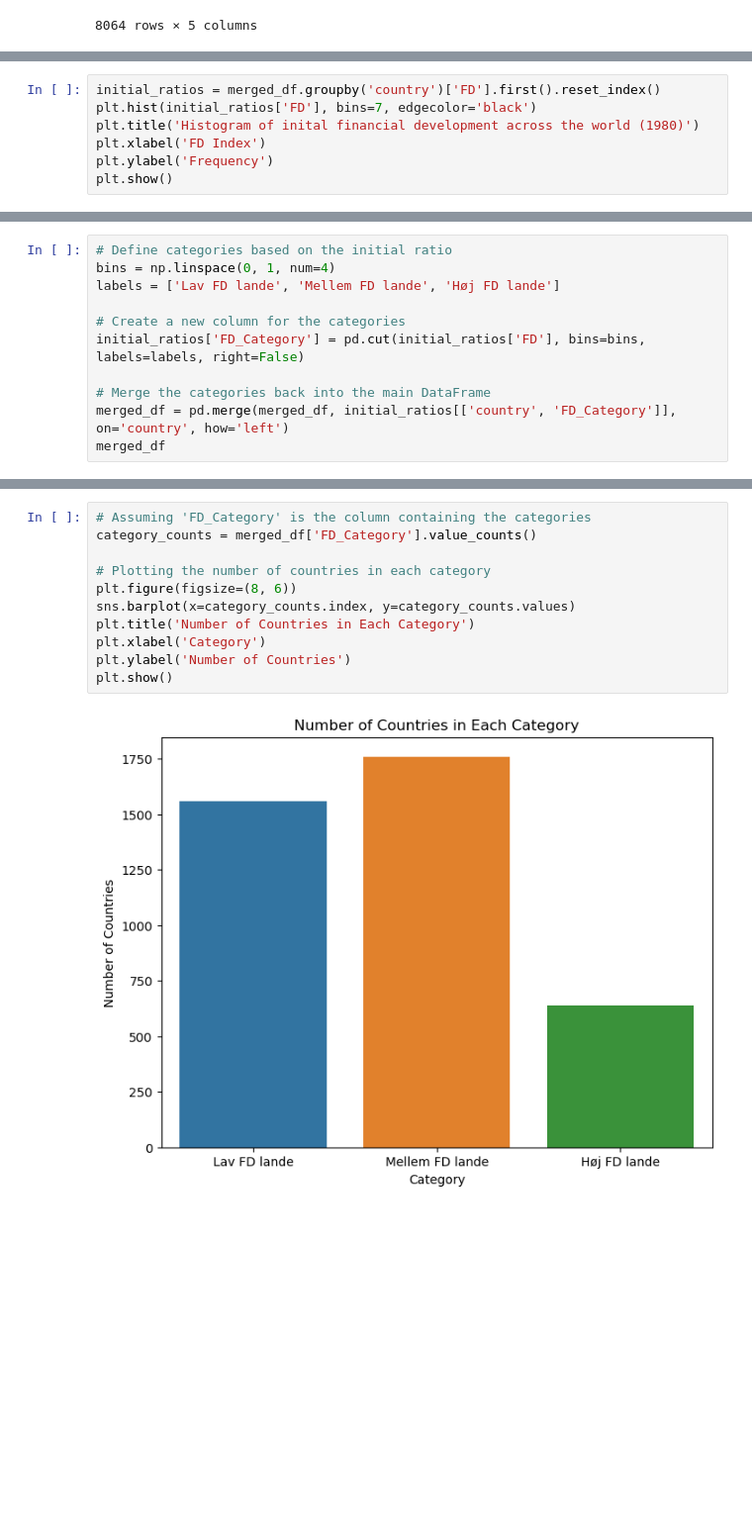
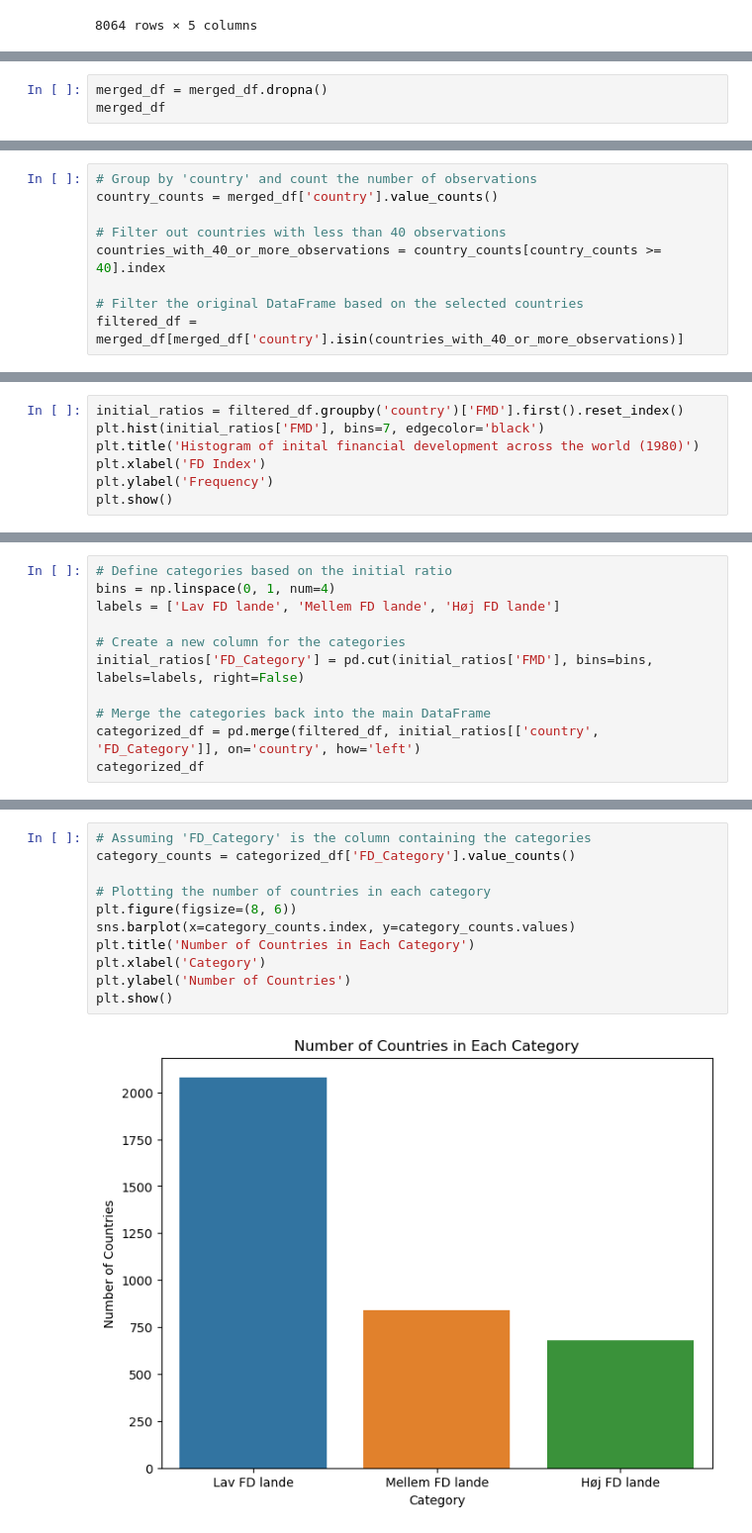
Before and after one commit to NumEconCopenhagen/projects-2024-mathias-mikkel-gabriele, a Jupyter notebook: dataproject/data_otto.ipynb, the cells around one changed output, grey strips where cells are left out. Shown at 99% size. Drawn from its saved outputs; the diff is of its cells as text; blank space fills up the shorter version.

```diff
--- a/dataproject/data_otto.ipynb
+++ b/dataproject/data_otto.ipynb
@@ -162,0 +167,3 @@ merged_df.describe()
+# %%
+merged_df = merged_df.dropna()
+merged_df
@@ -162,0 +202,9 @@ merged_df.describe()
+# %%
+# Group by 'country' and count the number of observations
+country_counts = merged_df['country'].value_counts()
+
+# Filter out countries with less than 40 observations
+countries_with_40_or_more_observations = country_counts[country_counts >= 40].index
+
+# Filter the original DataFrame based on the selected countries
+filtered_df = merged_df[merged_df['country'].isin(countries_with_40_or_more_observations)]
@@ -204,8 +266,8 @@ ln_cap_out_neg      0
 country_category    0
 dtype: int64
 # %%
-initial_ratios = merged_df.groupby('country')['FD'].first().reset_index()
-plt.hist(initial_ratios['FD'], bins=7, edgecolor='black')
+initial_ratios = filtered_df.groupby('country')['FMD'].first().reset_index()
+plt.hist(initial_ratios['FMD'], bins=7, edgecolor='black')
 plt.title('Histogram of inital financial development across the world (1980)')
 plt.xlabel('FD Index')
 plt.ylabel('Frequency')
@@ -218,11 +280,11 @@ bins = np.linspace(0, 1, num=4)
 labels = ['Lav FD lande', 'Mellem FD lande', 'Høj FD lande']
 
 # Create a new column for the categories
-initial_ratios['FD_Category'] = pd.cut(initial_ratios['FD'], bins=bins, labels=labels, right=False)
+initial_ratios['FD_Category'] = pd.cut(initial_ratios['FMD'], bins=bins, labels=labels, right=False)
 
 # Merge the categories back into the main DataFrame
-merged_df = pd.merge(merged_df, initial_ratios[['country', 'FD_Category']], on='country', how='left')
-merged_df
+categorized_df = pd.merge(filtered_df, initial_ratios[['country', 'FD_Category']], on='country', how='left')
+categorized_df
 # %% [output]
 |  | country | year | FD | FID | FMD | countrycode | y | k | emp | hc | ... | ... |
 | 0 | Angola | 2019 | 0.096969 | 0.045453 | 0.100247 | AGO | 222151.062500 | 1.300951e+06 | 16.644962 | 1.481984 | ... | ... |
@@ -240,13 +302,13 @@ merged_df
 # %%
 # Assuming 'FD_Category' is the column containing the categories
-category_counts = merged_df['FD_Category'].value_counts()
+category_counts = categorized_df['FD_Category'].value_counts()
 
 # Plotting the number of countries in each category
 plt.figure(figsize=(8, 6))
 sns.barplot(x=category_counts.index, y=category_counts.values)
 plt.title('Number of Countries in Each Category')
 plt.xlabel('Category')
 plt.ylabel('Number of Countries')
 plt.show()
 # %% [output]
-[figure, old version]
+[figure, new version]
```
Also changed, not shown: parts of 26 cells of this notebook.
